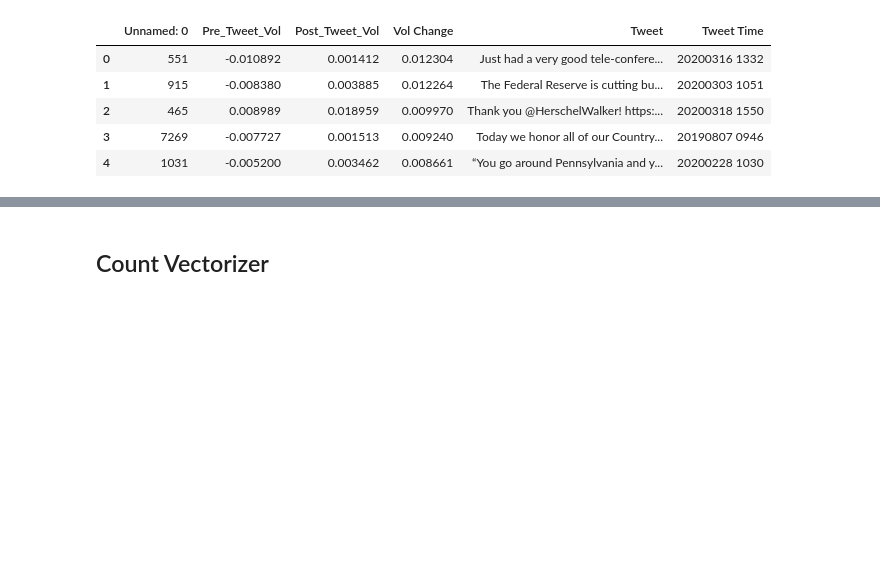
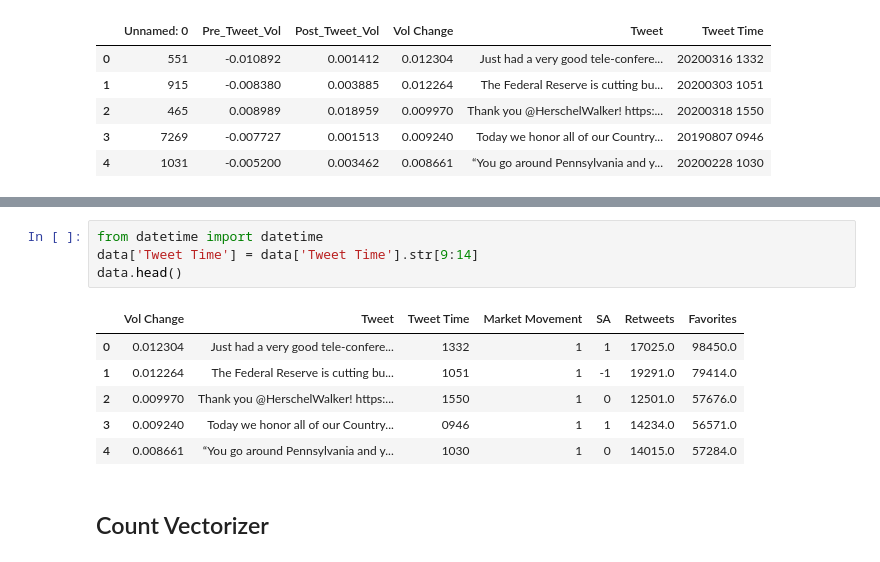
Before and after one commit to stephanieroman2020/FinalProject, a Jupyter notebook: FinalProject- SR/Support Vector Model.ipynb, the cells around one changed output, grey strips where cells are left out. Cells and saved outputs as stored; diff of their text form; blank space fills up the shorter version.

```diff
--- a/FinalProject- SR/Support Vector Model.ipynb
+++ b/FinalProject- SR/Support Vector Model.ipynb
@@ -75,2 +109,13 @@ data.shape
+# %%
+from datetime import datetime
+data['Tweet Time'] = data['Tweet Time'].str[9:14]
+data.head()
+# %% [output]
+|  | Vol Change | Tweet | Tweet Time | Market Movement | SA | Retweets | Favorites |
+| 0 | 0.012304 | Just had a very good tele-confere... | 1332 | 1 | 1 | 17025.0 | 98450.0 |
+| 1 | 0.012264 | The Federal Reserve is cutting bu... | 1051 | 1 | -1 | 19291.0 | 79414.0 |
+| 2 | 0.009970 | Thank you @HerschelWalker! https:... | 1550 | 1 | 0 | 12501.0 | 57676.0 |
+| 3 | 0.009240 | Today we honor all of our Country... | 0946 | 1 | 1 | 14234.0 | 56571.0 |
+| 4 | 0.008661 | “You go around Pennsylvania and y... | 1030 | 1 | 0 | 14015.0 | 57284.0 |
 # %% [markdown]
 ## Count Vectorizer
```
Also changed, not shown: parts of 22 cells of this notebook, 2 other files.
